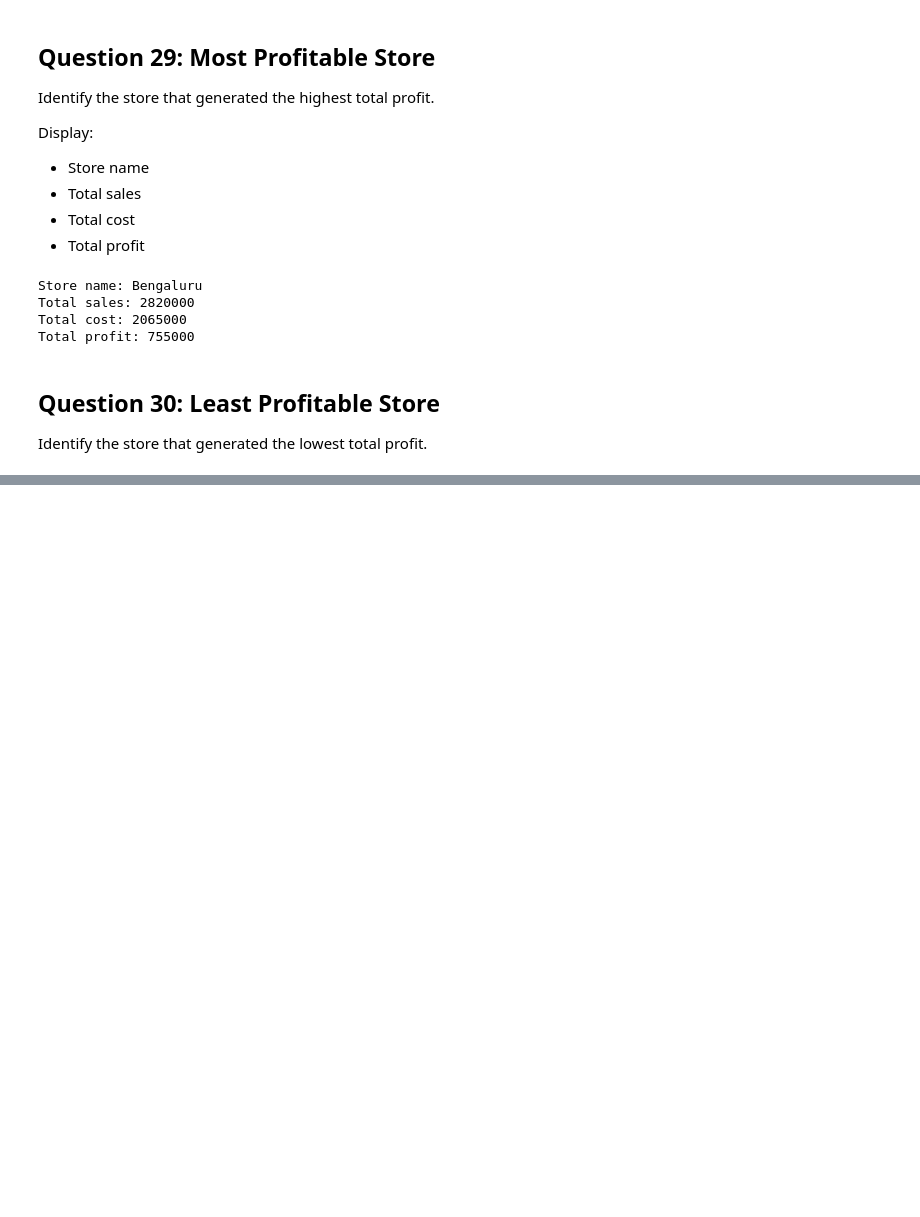
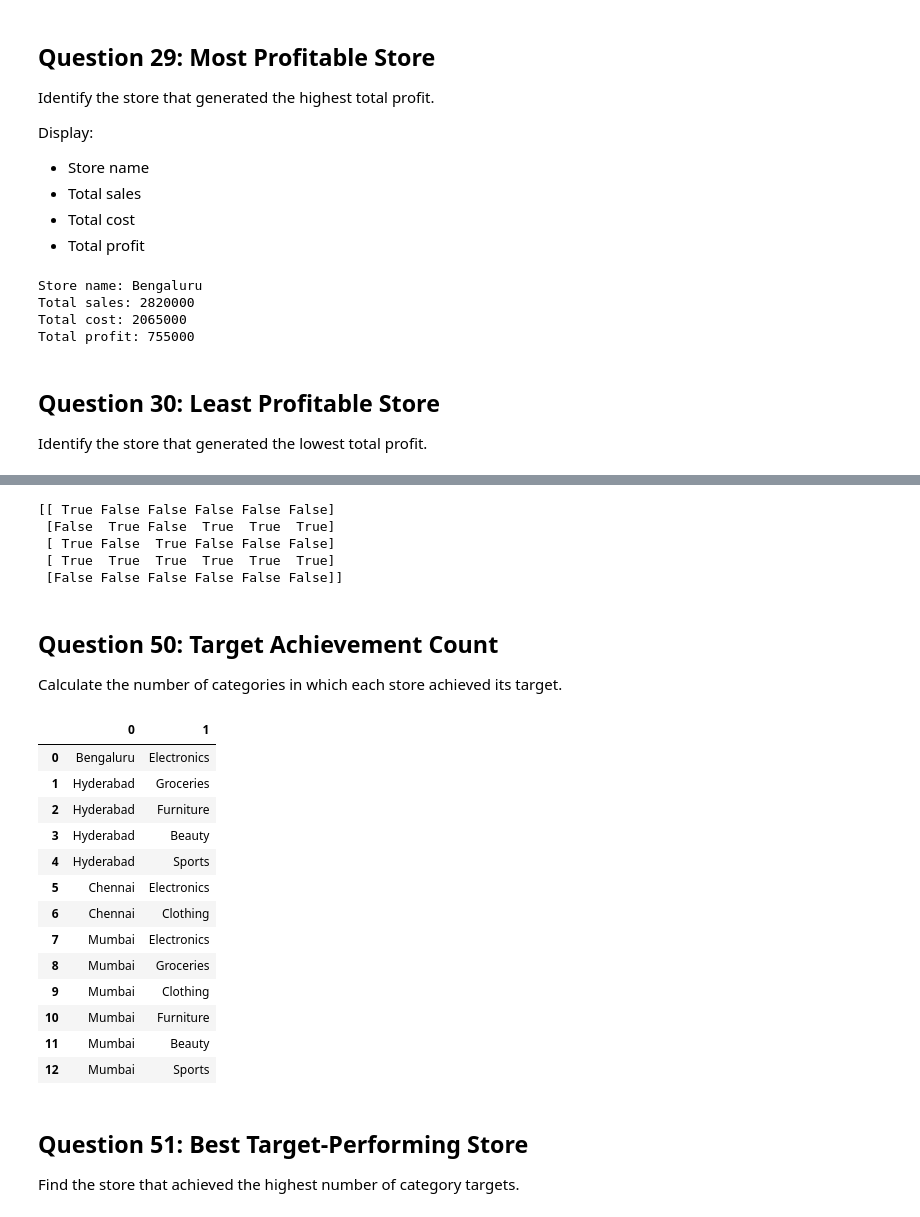
Before and after one commit to bhanuprakashbhavanam1-cmd/Data-Science, a Jupyter notebook: Assignment_8.ipynb, the cells around one changed output, grey strips where cells are left out. Drawn from its saved outputs; the diff is of its cells as text; code cells hidden in the pictures; blank space fills up the shorter version.

```diff
--- a/Assignment_8.ipynb
+++ b/Assignment_8.ipynb
@@ -556,0 +895,21 @@ Bengaluru
+# %%
+moderate_sales = np.logical_and(
+    sales_data < 250000,
+    profit_margin < 25
+)
+
+result = []
+
+for i, j in zip(*np.where(moderate_sales)):
+    result.append([
+        stores[i],
+        categories[j],
+        sales_data[i, j]
+    ])
+
+df_result = pd.DataFrame(
+    result,
+    columns=["Stores", "Categories", "Sales"]
+)
+
+df_result
@@ -556,0 +965,9 @@ Bengaluru
+# %%
+sales_targets = np.array([
+    800000,  # Electronics
+    450000,  # Groceries
+    320000,  # Clothing
+    300000,  # Furniture
+    200000,  # Beauty
+    230000   # Sports
+])
@@ -556,0 +1001,42 @@ Bengaluru
+# %%
+target_achievement = sales_data >= sales_targets
+print(target_achievement)
+# %% [output]
+[[ True False False False False False]
+ [False  True False  True  True  True]
+ [ True False  True False False False]
+ [ True  True  True  True  True  True]
+ [False False False False False False]]
+# %% [markdown]
+## Question 50: Target Achievement Count
+
+Calculate the number of categories in which each store achieved its target.
+# %%
+result=[]
+for i,j in zip(*np.where(target_achievement)):
+    result.append([
+        stores[i],
+        categories[j]
+    ])
+
+Target_Achievement_Count=pd.DataFrame(result)
+Target_Achievement_Count
+# %% [output]
+|  | 0 | 1 |
+| 0 | Bengaluru | Electronics |
+| 1 | Hyderabad | Groceries |
+| 2 | Hyderabad | Furniture |
+| 3 | Hyderabad | Beauty |
+| 4 | Hyderabad | Sports |
+| 5 | Chennai | Electronics |
+| 6 | Chennai | Clothing |
+| 7 | Mumbai | Electronics |
+| 8 | Mumbai | Groceries |
+| 9 | Mumbai | Clothing |
+| 10 | Mumbai | Furniture |
+| 11 | Mumbai | Beauty |
+| 12 | Mumbai | Sports |
+# %% [markdown]
+## Question 51: Best Target-Performing Store
+
+Find the store that achieved the highest number of category targets.
```
Also changed, not shown: parts of 63 cells of this notebook.
